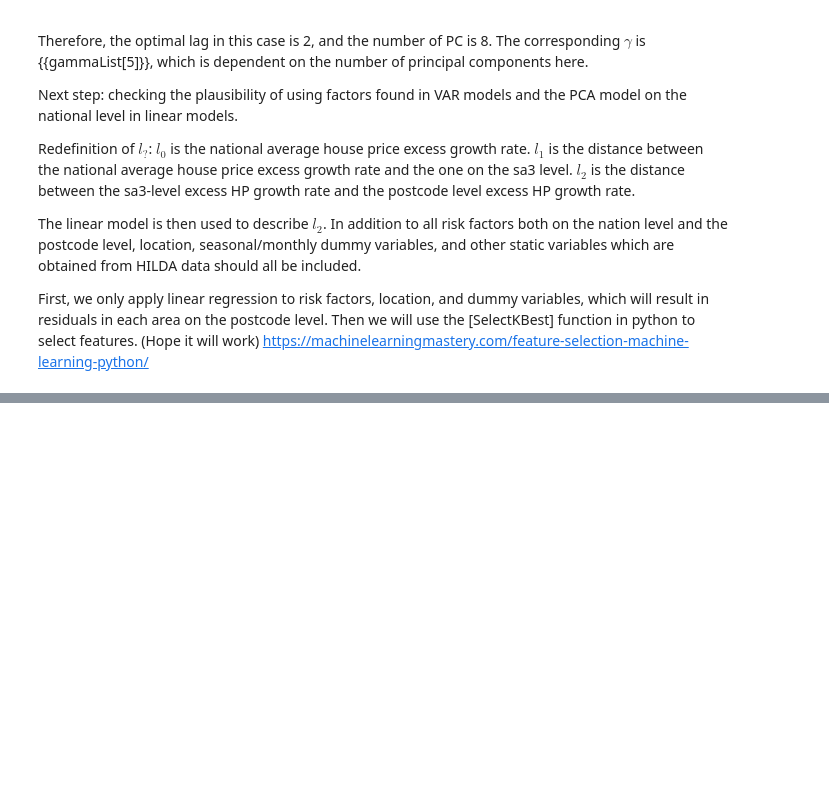
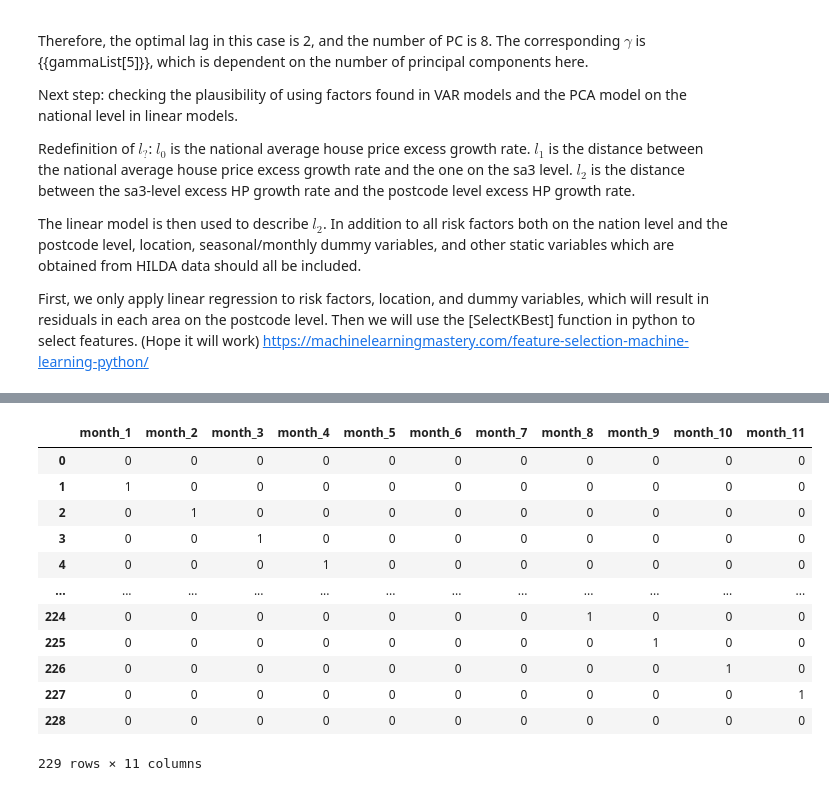
Before and after one commit to LyuLingfeng95/PhDProject1, a Jupyter notebook: Project1_p2.ipynb, the cells around one changed output, grey strips where cells are left out. Cells and saved outputs as stored; diff of their text form; code cells hidden in the pictures; blank space fills up the shorter version.

```diff
--- a/Project1_p2.ipynb
+++ b/Project1_p2.ipynb
@@ -832,32 +1035,0 @@ lag = lag_final
-# %%
-Dictdf = DataFrameDict_Hsa3[key].interpolate("bfill").interpolate("ffill").loc[:, DataFrameDict_Hsa3[key].columns != "date"]
-Xtraindata = pd.DataFrame([], columns = df_marks['Variable Names'].values)
-lst = list(set(df_marks['Variable Names'].values) & set(Dictdf.columns.values))
-
-for vn in lst:
-    Xtraindata[vn] = Dictdf[vn]
-X_train = Xtraindata.reset_index(drop =True).fillna(value = 0)
-scaler = StandardScaler()
-
-# X_train.replace([np.inf, -np.inf], np.nan, inplace=True)
-X_train_std = scaler.fit_transform(X_train)
-X_pca_d_sa3_new = pcafit.transform(X_train_std)
-
-PCnames = []
-for i in range(1, d3 + 1, 1):
-    PCnames.append(f"sa3PC{i}")
-
-pcadf = pd.DataFrame(X_pca_d_sa3_new , columns=PCnames)
-pcadf['date'] = avg_1_y.reset_index()['date'][1:21].reset_index(drop= True)
-pcadf= pcadf.set_index("date")
-
-df1 = pd.concat([pcadf,avg_1['mean']], axis=1, join = "outer")
-df2 = aveHPIdf_lv3.loc[aveHPIdf_lv3['sa3'] == key].set_index('date')
-df3 = pd.concat([df1,df2['logHPIdiff']], axis=1,join = "outer")
-df4 = df3.interpolate(method='linear').interpolate(method="spline", order=1, limit_direction="both")
-
-df4['l2'] = df4['logHPIdiff'] - df4['mean']
-pcadf_sa3_date_new = df4.drop(['logHPIdiff', 'mean'], axis=1)
-
-modelsa3 = VAR(pcadf_sa3_date_new)
-result = modelsa3.fit(lag)
@@ -882,0 +1040,8 @@ result = modelsa3.fit(lag)
+# %%
+import statsmodels.api as statm
+from statistics import mean
+from sklearn.datasets import make_regression
+from sklearn.model_selection import train_test_split
+gamma_final = gammaList[5]
+d3_final, pcafit_final = PCA_val(gamma_final,df_marks,vrdata)
+lag_final = 2
@@ -882,0 +1105,16 @@ result = modelsa3.fit(lag)
+# %%
+ pd.get_dummies(month, prefix="month").iloc[:,:-1]
+# %% [output]
+|  | month_1 | month_2 | month_3 | month_4 | month_5 | month_6 | month_7 | month_8 | month_9 | month_10 | month_11 |
+| 0 | 0 | 0 | 0 | 0 | 0 | 0 | 0 | 0 | 0 | 0 | 0 |
+| 1 | 1 | 0 | 0 | 0 | 0 | 0 | 0 | 0 | 0 | 0 | 0 |
+| 2 | 0 | 1 | 0 | 0 | 0 | 0 | 0 | 0 | 0 | 0 | 0 |
+| 3 | 0 | 0 | 1 | 0 | 0 | 0 | 0 | 0 | 0 | 0 | 0 |
+| 4 | 0 | 0 | 0 | 1 | 0 | 0 | 0 | 0 | 0 | 0 | 0 |
+| ... | ... | ... | ... | ... | ... | ... | ... | ... | ... | ... | ... |
+| 224 | 0 | 0 | 0 | 0 | 0 | 0 | 0 | 1 | 0 | 0 | 0 |
+| 225 | 0 | 0 | 0 | 0 | 0 | 0 | 0 | 0 | 1 | 0 | 0 |
+| 226 | 0 | 0 | 0 | 0 | 0 | 0 | 0 | 0 | 0 | 1 | 0 |
+| 227 | 0 | 0 | 0 | 0 | 0 | 0 | 0 | 0 | 0 | 0 | 1 |
+| 228 | 0 | 0 | 0 | 0 | 0 | 0 | 0 | 0 | 0 | 0 | 0 |
+229 rows × 11 columns
```
Also changed, not shown: parts of 24 cells of this notebook.
